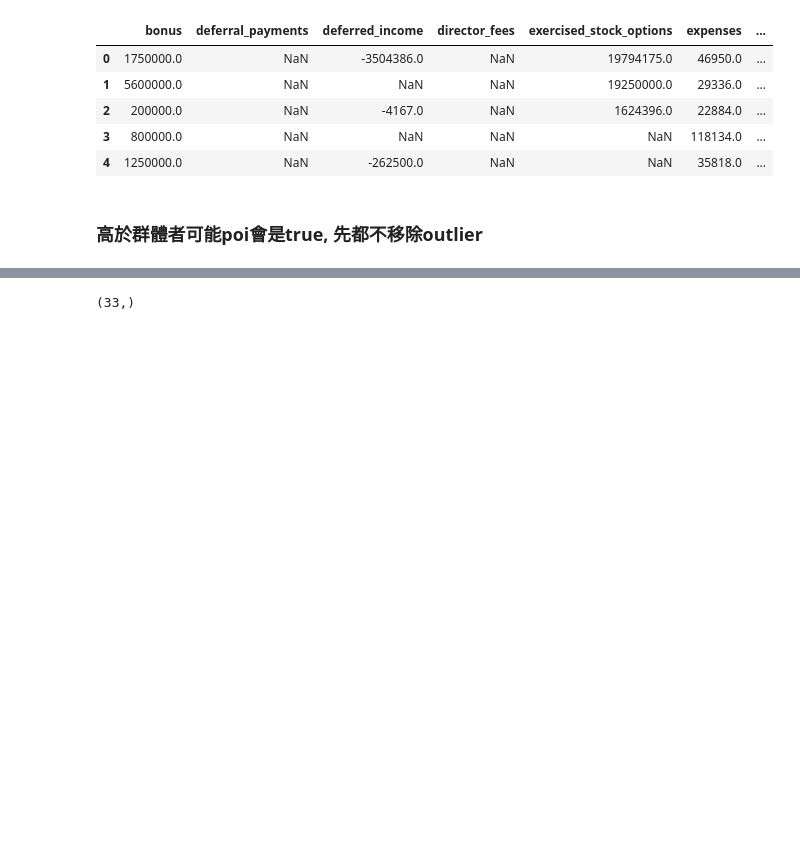
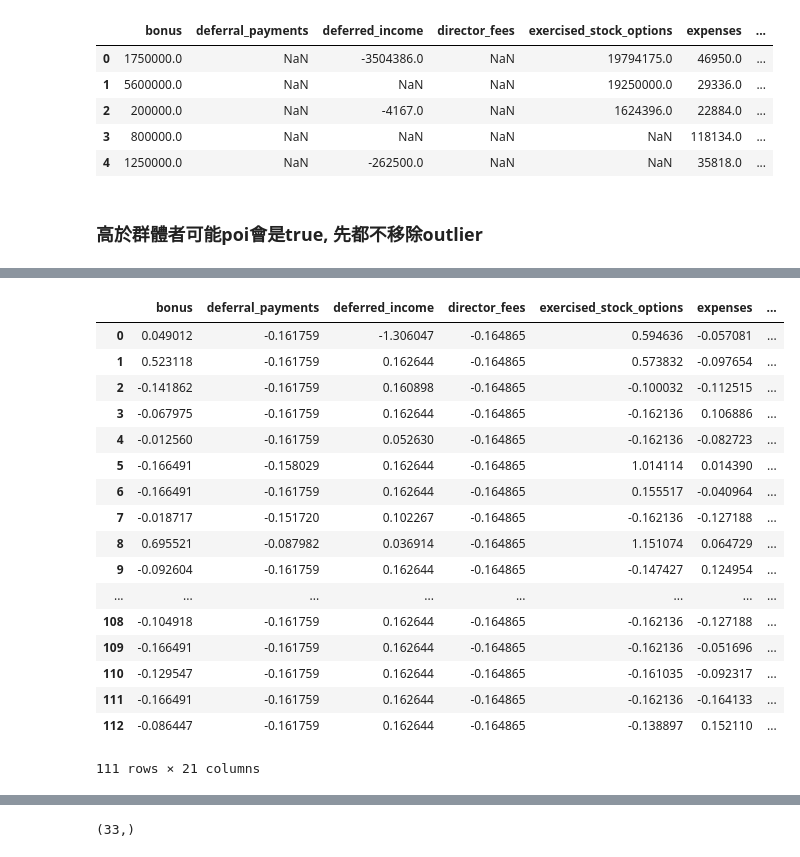
Before and after one commit to alexChiu127/3nd-ML100Days, a Jupyter notebook: 3rd-ml100marathon-midterm/midterm.ipynb, the cells around one changed output, grey strips where cells are left out. Saved outputs shown, nothing was run; the diff lists cells and outputs as text; code cells hidden in the pictures; blank space fills up the shorter version.

```diff
--- a/3rd-ml100marathon-midterm/midterm.ipynb
+++ b/3rd-ml100marathon-midterm/midterm.ipynb
@@ -190,3 +208,24 @@ Numbers of remain columns 5
+# %%
+EnronFraud_train
+# %% [output]
+|  | bonus | deferral_payments | deferred_income | director_fees | exercised_stock_options | expenses | ... |
+| 0 | 0.049012 | -0.161759 | -1.306047 | -0.164865 | 0.594636 | -0.057081 | ... |
+| 1 | 0.523118 | -0.161759 | 0.162644 | -0.164865 | 0.573832 | -0.097654 | ... |
+| 2 | -0.141862 | -0.161759 | 0.160898 | -0.164865 | -0.100032 | -0.112515 | ... |
+| 3 | -0.067975 | -0.161759 | 0.162644 | -0.164865 | -0.162136 | 0.106886 | ... |
+| 4 | -0.012560 | -0.161759 | 0.052630 | -0.164865 | -0.162136 | -0.082723 | ... |
+| 5 | -0.166491 | -0.158029 | 0.162644 | -0.164865 | 1.014114 | 0.014390 | ... |
+| 6 | -0.166491 | -0.161759 | 0.162644 | -0.164865 | 0.155517 | -0.040964 | ... |
+| 7 | -0.018717 | -0.151720 | 0.102267 | -0.164865 | -0.162136 | -0.127188 | ... |
+| 8 | 0.695521 | -0.087982 | 0.036914 | -0.164865 | 1.151074 | 0.064729 | ... |
+| 9 | -0.092604 | -0.161759 | 0.162644 | -0.164865 | -0.147427 | 0.124954 | ... |
+| ... | ... | ... | ... | ... | ... | ... | ... |
+| 108 | -0.104918 | -0.161759 | 0.162644 | -0.164865 | -0.162136 | -0.127188 | ... |
+| 109 | -0.166491 | -0.161759 | 0.162644 | -0.164865 | -0.162136 | -0.051696 | ... |
+| 110 | -0.129547 | -0.161759 | 0.162644 | -0.164865 | -0.161035 | -0.092317 | ... |
+| 111 | -0.166491 | -0.161759 | 0.162644 | -0.164865 | -0.162136 | -0.164133 | ... |
+| 112 | -0.086447 | -0.161759 | 0.162644 | -0.164865 | -0.138897 | 0.152110 | ... |
+111 rows × 21 columns
 # %%
 EnronFraud_train = EnronFraud[:train_num]
 # %%
```
Also changed, not shown: parts of 30 cells of this notebook.
